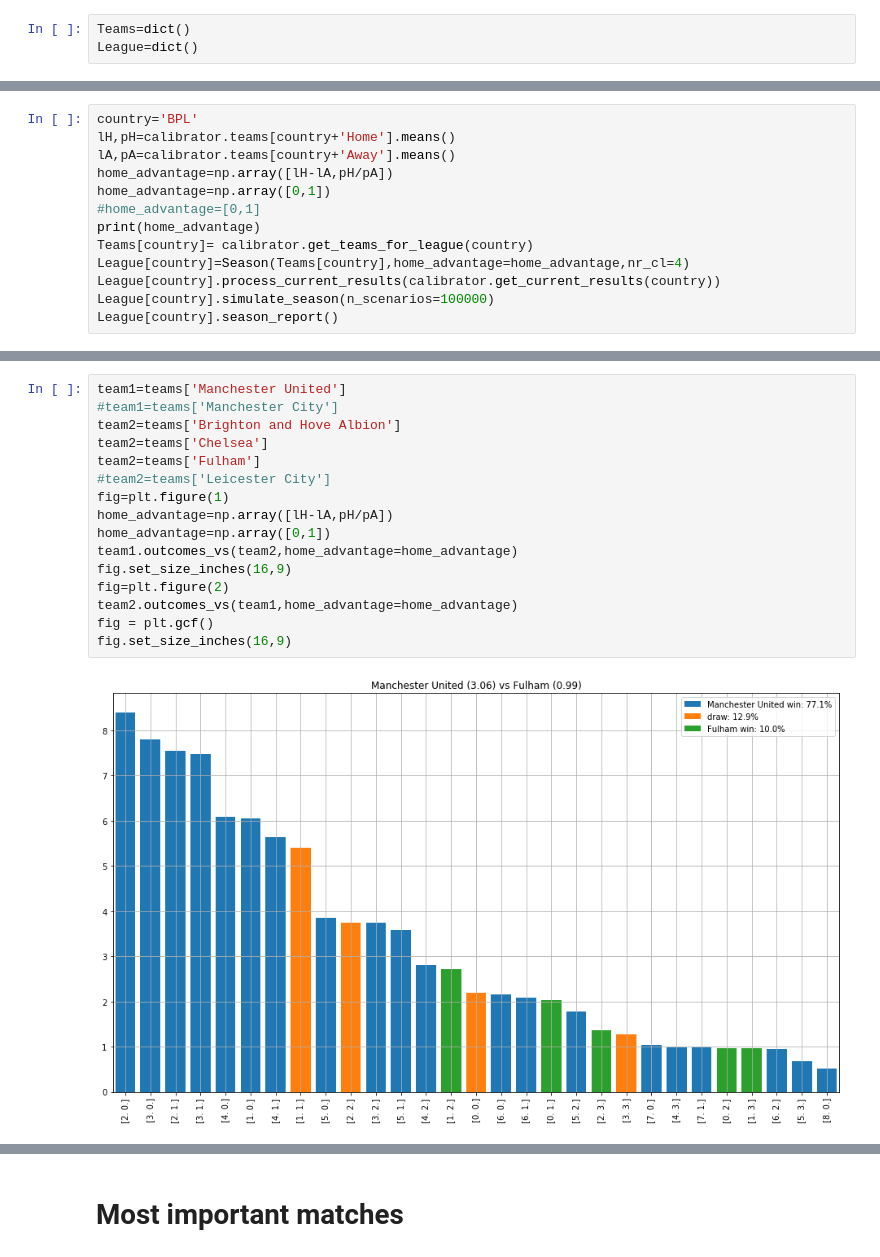
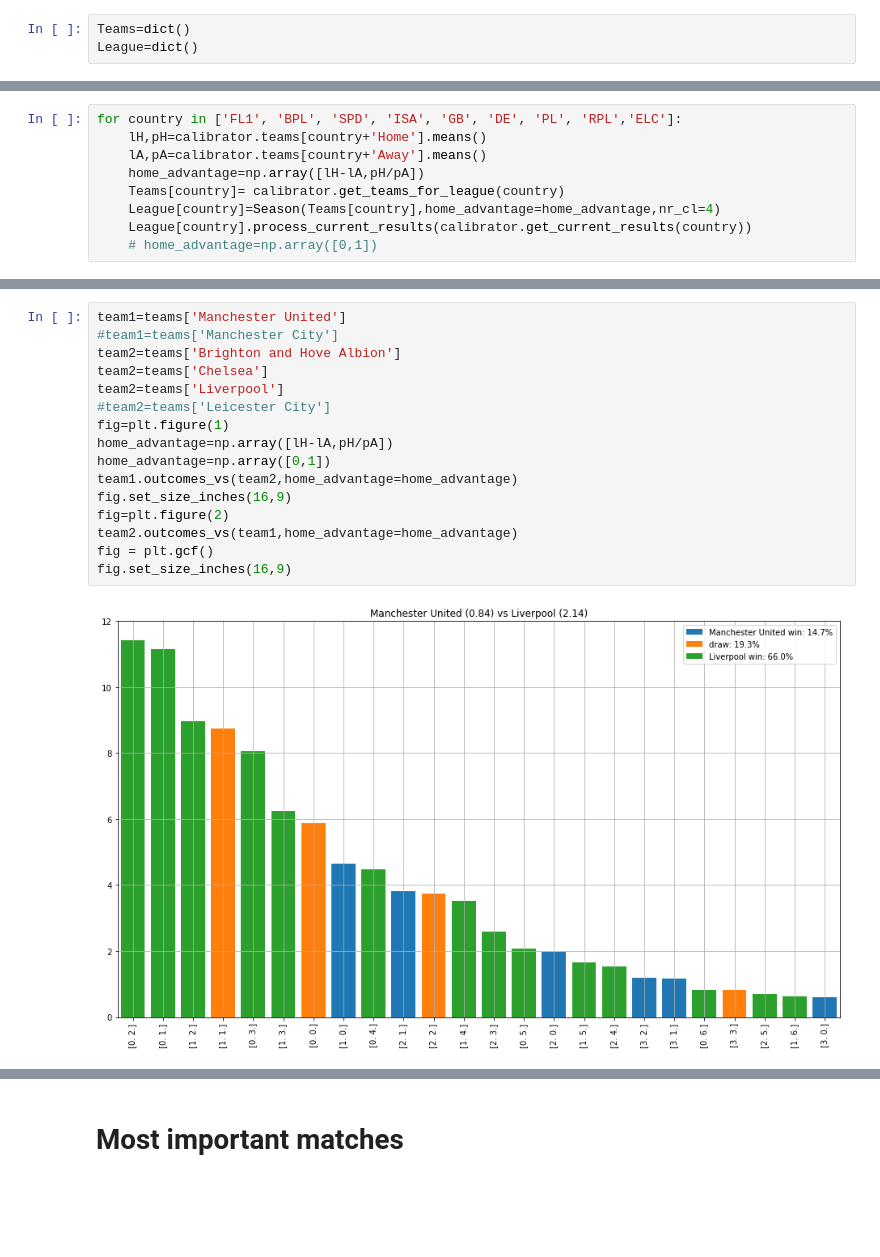
Before and after one commit to tchnvkng/football_sim, a Jupyter notebook: pl2.ipynb, the cells around one changed output, grey strips where cells are left out. Drawn from its saved outputs; the diff is of its cells as text; blank space fills up the shorter version.

```diff
--- a/pl2.ipynb
+++ b/pl2.ipynb
@@ -67,13 +69,9 @@ simulation not yet processed, processing
 # %%
-country='BPL'
-lH,pH=calibrator.teams[country+'Home'].means()
-lA,pA=calibrator.teams[country+'Away'].means()
-home_advantage=np.array([lH-lA,pH/pA])
-home_advantage=np.array([0,1])
-#home_advantage=[0,1]
-print(home_advantage)
-Teams[country]= calibrator.get_teams_for_league(country)
-League[country]=Season(Teams[country],home_advantage=home_advantage,nr_cl=4)
-League[country].process_current_results(calibrator.get_current_results(country))
-League[country].simulate_season(n_scenarios=100000)
-League[country].season_report()
+for country in ['FL1', 'BPL', 'SPD', 'ISA', 'GB', 'DE', 'PL', 'RPL','ELC']:
+    lH,pH=calibrator.teams[country+'Home'].means()
+    lA,pA=calibrator.teams[country+'Away'].means()
+    home_advantage=np.array([lH-lA,pH/pA])
+    Teams[country]= calibrator.get_teams_for_league(country)
+    League[country]=Season(Teams[country],home_advantage=home_advantage,nr_cl=4)
+    League[country].process_current_results(calibrator.get_current_results(country))
+    # home_advantage=np.array([0,1])
@@ -162,18 +152,18 @@ _,fig=PremierLeague.what_if(PremierLeague.matches_to_sim['Manchester City v Chel
 # %%
 team1=teams['Manchester United']
 #team1=teams['Manchester City']
 team2=teams['Brighton and Hove Albion']
 team2=teams['Chelsea']
-team2=teams['Fulham']
+team2=teams['Liverpool']
 #team2=teams['Leicester City']
 fig=plt.figure(1)
 home_advantage=np.array([lH-lA,pH/pA])
 home_advantage=np.array([0,1])
 team1.outcomes_vs(team2,home_advantage=home_advantage)
 fig.set_size_inches(16,9)
 fig=plt.figure(2)
 team2.outcomes_vs(team1,home_advantage=home_advantage)
 fig = plt.gcf()
 fig.set_size_inches(16,9)
 # %% [output]
-[figure, old version]
+[figure, new version]
```
Also changed, not shown: parts of 18 cells of this notebook, 3 other files.
